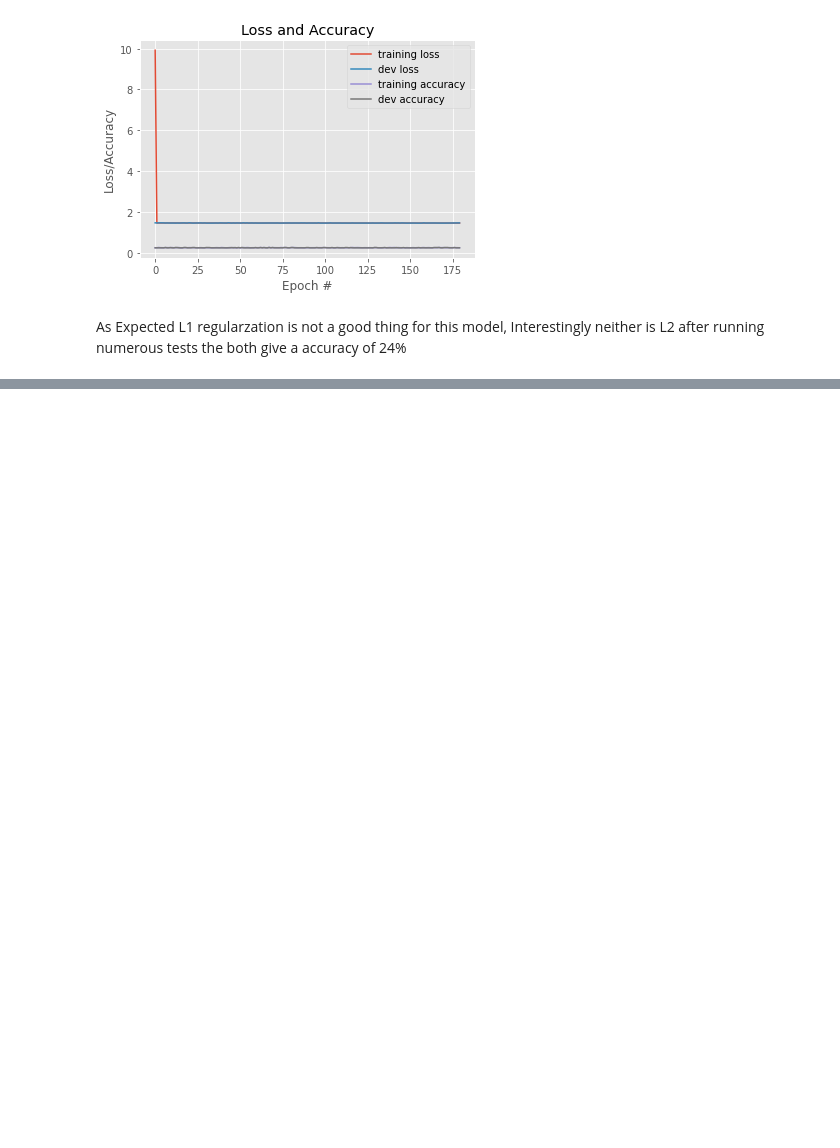
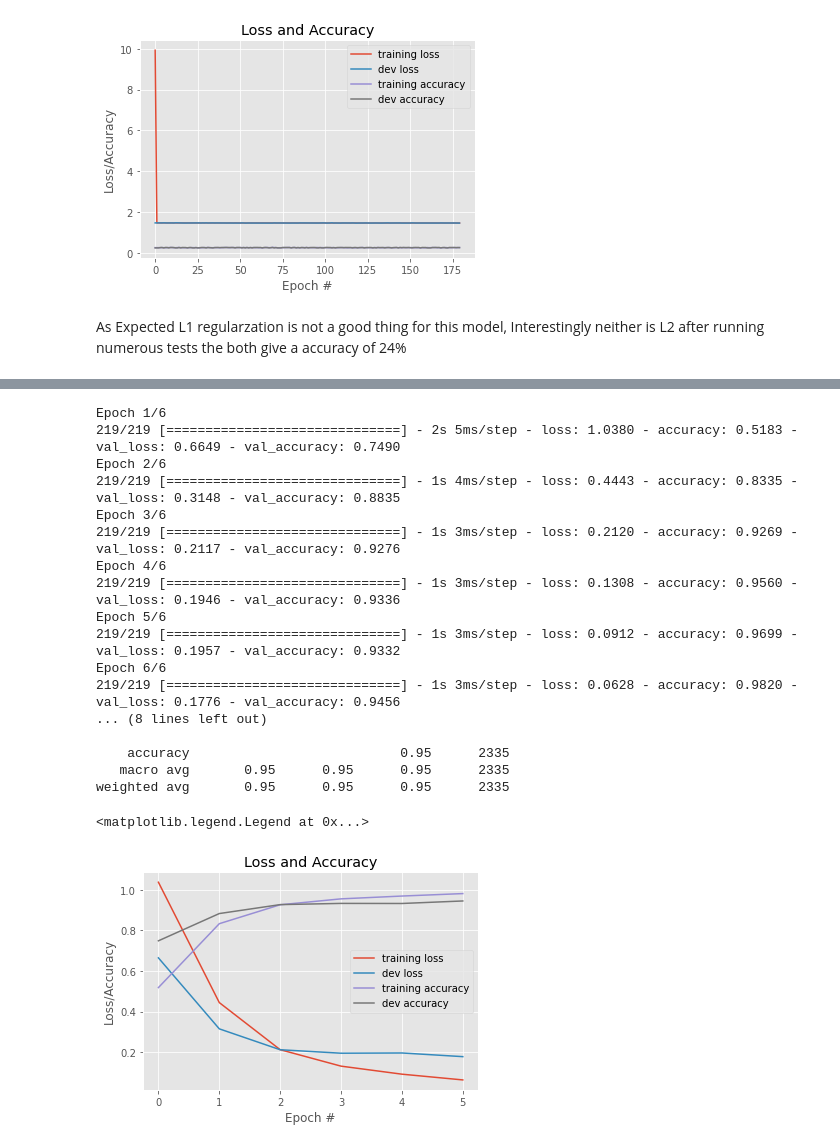
Before and after one commit to nates-rgb/NeuralNet, a Jupyter notebook: Projects/proj1.ipynb, the cells around one changed output, grey strips where cells are left out. Drawn from its saved outputs; the diff is of its cells as text; code cells hidden in the pictures; blank space fills up the shorter version.

```diff
--- a/Projects/proj1.ipynb
+++ b/Projects/proj1.ipynb
@@ -802,0 +907,67 @@ plt.legend()
+# %%
+# define the 3072-256-128-10 architecture using Keras
+from re import X
+from tabnanny import verbose
+
+x=0.01
+model = Sequential()
+model.add(Dense(256, input_shape = (64,), activation = 'relu'))
+model.add(Dropout(x))
+model.add(Dense(128, activation = 'relu'))
+model.add(Dropout(x))
+model.add(Dense(128, activation = 'sigmoid'))
+model.add(Dropout(x))
+model.add(Dense(4, activation = 'softmax'))
+
+model.compile(loss = 'categorical_crossentropy', optimizer = 'adam', metrics = ['accuracy'])
+
+# fit the model to the training data
+maxEpoch =6
+
+H = model.fit(trainX, trainY, validation_data = (valX, valY), epochs = maxEpoch, batch_size = 32, verbose =1 )
+
+print('Test accuracy')
+
+# predict posterior probability distribution for labels of the test set
+predictedY = model.predict(valX)
+
+# convert posterior probabilities to labels
+predictedY = predictedY.argmax(axis = 1)
+realY = valY.argmax(axis = 1)
+
+# print classification report
+print(classification_report(realY, predictedY))
+
+# plot the loss and accuracy through training
+plt.style.use('ggplot')
+plt.figure()
+
+plt.plot(range(maxEpoch), H.history['loss'], label = 'training loss')
+plt.plot(range(maxEpoch), H.history['val_loss'], label = 'dev loss')
+plt.plot(range(maxEpoch), H.history['accuracy'], label = 'training accuracy')
+plt.plot(range(maxEpoch), H.history['val_accuracy'], label = 'dev accuracy')
+
+plt.title('Loss and Accuracy')
+plt.xlabel('Epoch #')
+plt.ylabel('Loss/Accuracy')
+plt.legend()
+# %% [output]
+Epoch 1/6
+219/219 [==============================] - 2s 5ms/step - loss: 1.0380 - accuracy: 0.5183 - val_loss: 0.6649 - val_accuracy: 0.7490
+Epoch 2/6
+219/219 [==============================] - 1s 4ms/step - loss: 0.4443 - accuracy: 0.8335 - val_loss: 0.3148 - val_accuracy: 0.8835
+Epoch 3/6
+219/219 [==============================] - 1s 3ms/step - loss: 0.2120 - accuracy: 0.9269 - val_loss: 0.2117 - val_accuracy: 0.9276
+Epoch 4/6
+219/219 [==============================] - 1s 3ms/step - loss: 0.1308 - accuracy: 0.9560 - val_loss: 0.1946 - val_accuracy: 0.9336
+Epoch 5/6
+219/219 [==============================] - 1s 3ms/step - loss: 0.0912 - accuracy: 0.9699 - val_loss: 0.1957 - val_accuracy: 0.9332
+Epoch 6/6
+219/219 [==============================] - 1s 3ms/step - loss: 0.0628 - accuracy: 0.9820 - val_loss: 0.1776 - val_accuracy: 0.9456
+... (8 lines left out)
+
+    accuracy                           0.95      2335
+   macro avg       0.95      0.95      0.95      2335
+weighted avg       0.95      0.95      0.95      2335
+<matplotlib.legend.Legend at 0x...>
+[figure, added]
```
Also changed, not shown: parts of 18 cells of this notebook.
